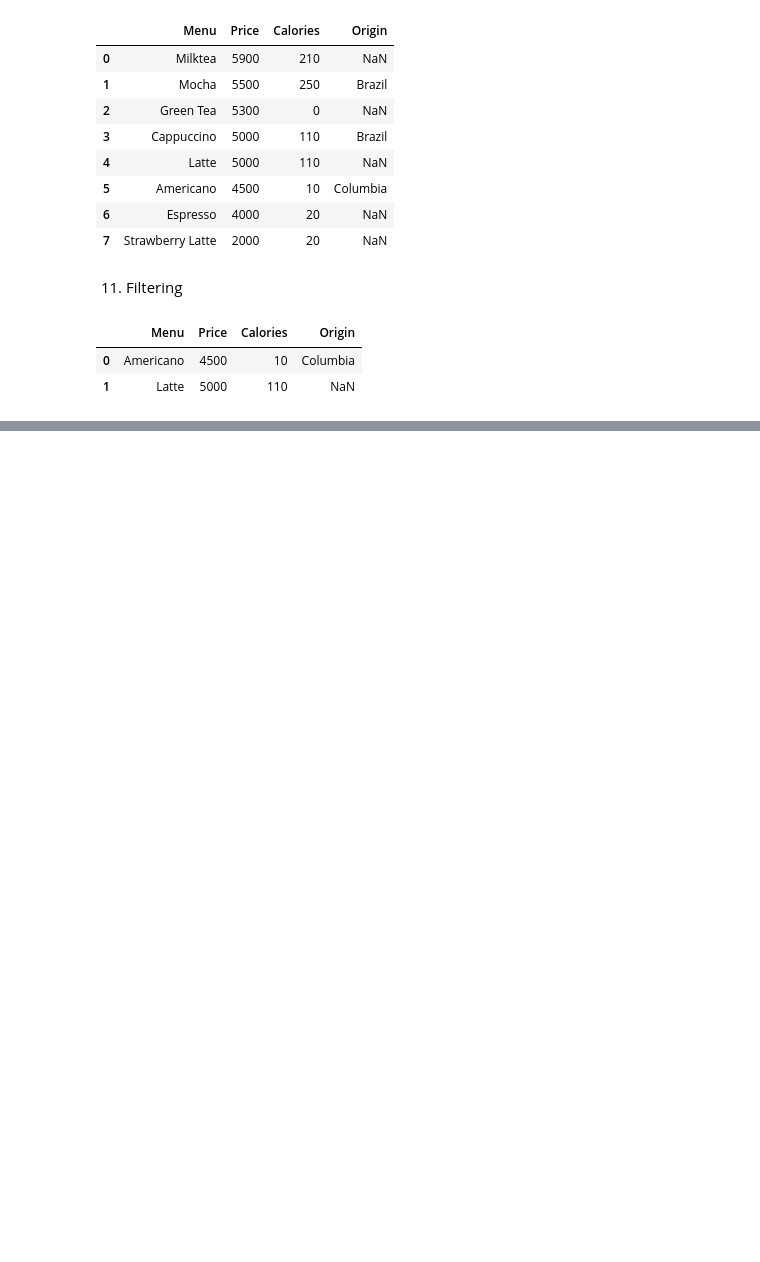
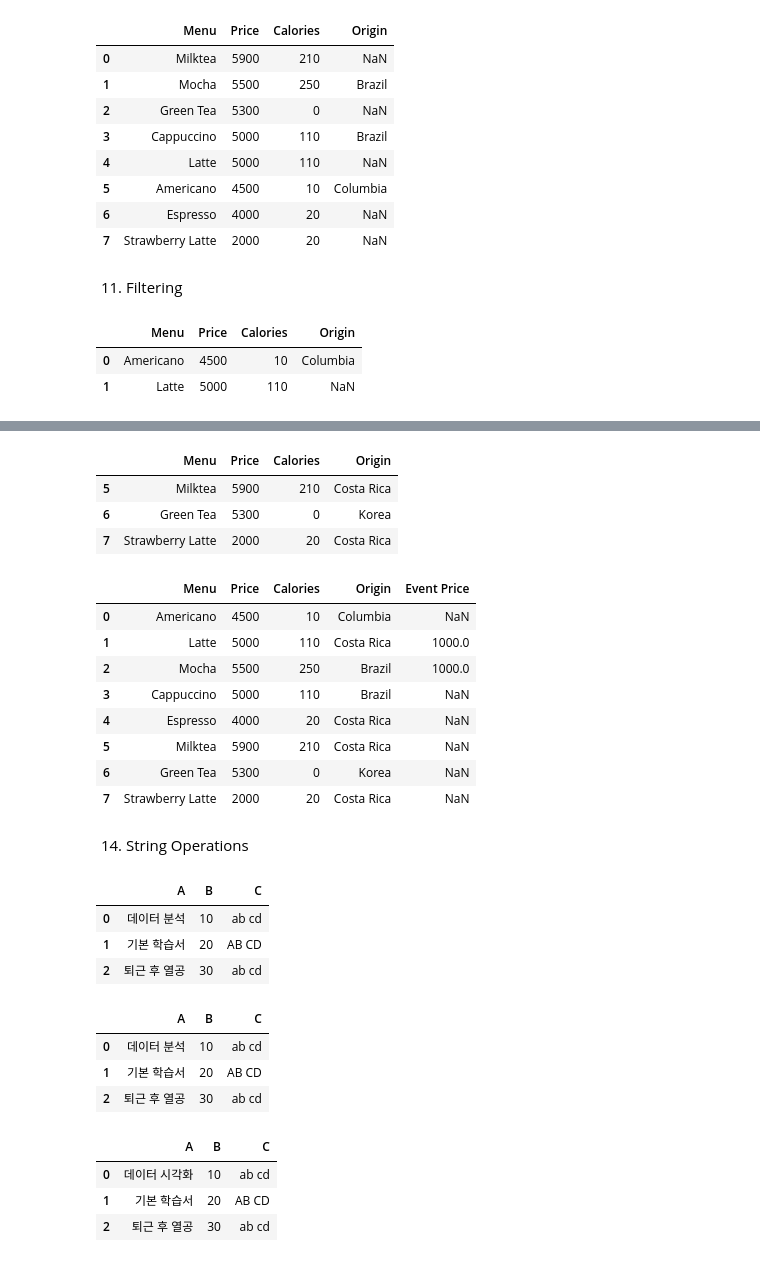
Before and after one commit to jimin3227/BigDataAnalysis, a Jupyter notebook: Part01_작업형1/Chapter02_Pandas.ipynb, the cells around one changed output, grey strips where cells are left out. Saved outputs shown, nothing was run; the diff lists cells and outputs as text; code cells hidden in the pictures; blank space fills up the shorter version.

Commit message:
Add Pandas basics (Sections 12-14)

```diff
--- a/Part01_작업형1/Chapter02_Pandas.ipynb
+++ b/Part01_작업형1/Chapter02_Pandas.ipynb
@@ -570,0 +711,3 @@ df.head(2)
+# %%
+df= pd.read_csv("cafe3.csv")
+df.head(2)
@@ -570,0 +718,4 @@ df.head(2)
+# %%
+df.replace("Americano", "Long Black", inplace=True)
+df.replace("Green Tea", "Matcha Latte", inplace=True)
+df
@@ -570,0 +732,5 @@ df.head(2)
+# %%
+# Use dictionary to replace multiple values
+change = {"Long Black": "Americano", "Matcha Latte": "Green Tea"}
+df.replace(change, inplace=True)
+df
@@ -570,0 +747,21 @@ df.head(2)
+# %%
+df.loc[6, "Origin"] = "Korea"
+df.tail(3)
+# %% [output]
+|  | Menu | Price | Calories | Origin |
+| 5 | Milktea | 5900 | 210 | Costa Rica |
+| 6 | Green Tea | 5300 | 0 | Korea |
+| 7 | Strawberry Latte | 2000 | 20 | Costa Rica |
+# %%
+df.loc[1:2, "Event Price"] = 1000
+df
+# %% [output]
+|  | Menu | Price | Calories | Origin | Event Price |
+| 0 | Americano | 4500 | 10 | Columbia | NaN |
+| 1 | Latte | 5000 | 110 | Costa Rica | 1000.0 |
+| 2 | Mocha | 5500 | 250 | Brazil | 1000.0 |
+| 3 | Cappuccino | 5000 | 110 | Brazil | NaN |
+| 4 | Espresso | 4000 | 20 | Costa Rica | NaN |
+| 5 | Milktea | 5900 | 210 | Costa Rica | NaN |
+| 6 | Green Tea | 5300 | 0 | Korea | NaN |
+| 7 | Strawberry Latte | 2000 | 20 | Costa Rica | NaN |
@@ -570,0 +770,34 @@ df.head(2)
+# %% [markdown]
+14. String Operations
+# %%
+import pandas as pd
+df = pd.DataFrame({
+    "A": ['데이터 분석', '기본 학습서', '퇴근 후 열공'],
+    "B": [10, 20, 30],
+    "C": ['ab cd', 'AB CD', 'ab cd ']
+})
+
+df
+# %% [output]
+|  | A | B | C |
+| 0 | 데이터 분석 | 10 | ab cd |
+| 1 | 기본 학습서 | 20 | AB CD |
+| 2 | 퇴근 후 열공 | 30 | ab cd |
+# %%
+# cannot use replace to change a substring
+df['A'] = df['A'].replace('분석', '시각화')
+df
+# %% [output]
+|  | A | B | C |
+| 0 | 데이터 분석 | 10 | ab cd |
+| 1 | 기본 학습서 | 20 | AB CD |
+| 2 | 퇴근 후 열공 | 30 | ab cd |
+# %%
+# str.replace() is only used for string operations
+df['A'] = df['A'].str.replace('분석', '시각화')
+df
+# %% [output]
+|  | A | B | C |
+| 0 | 데이터 시각화 | 10 | ab cd |
+| 1 | 기본 학습서 | 20 | AB CD |
+| 2 | 퇴근 후 열공 | 30 | ab cd |
```
Also changed, not shown: parts of 20 cells of this notebook, 2 other files.
